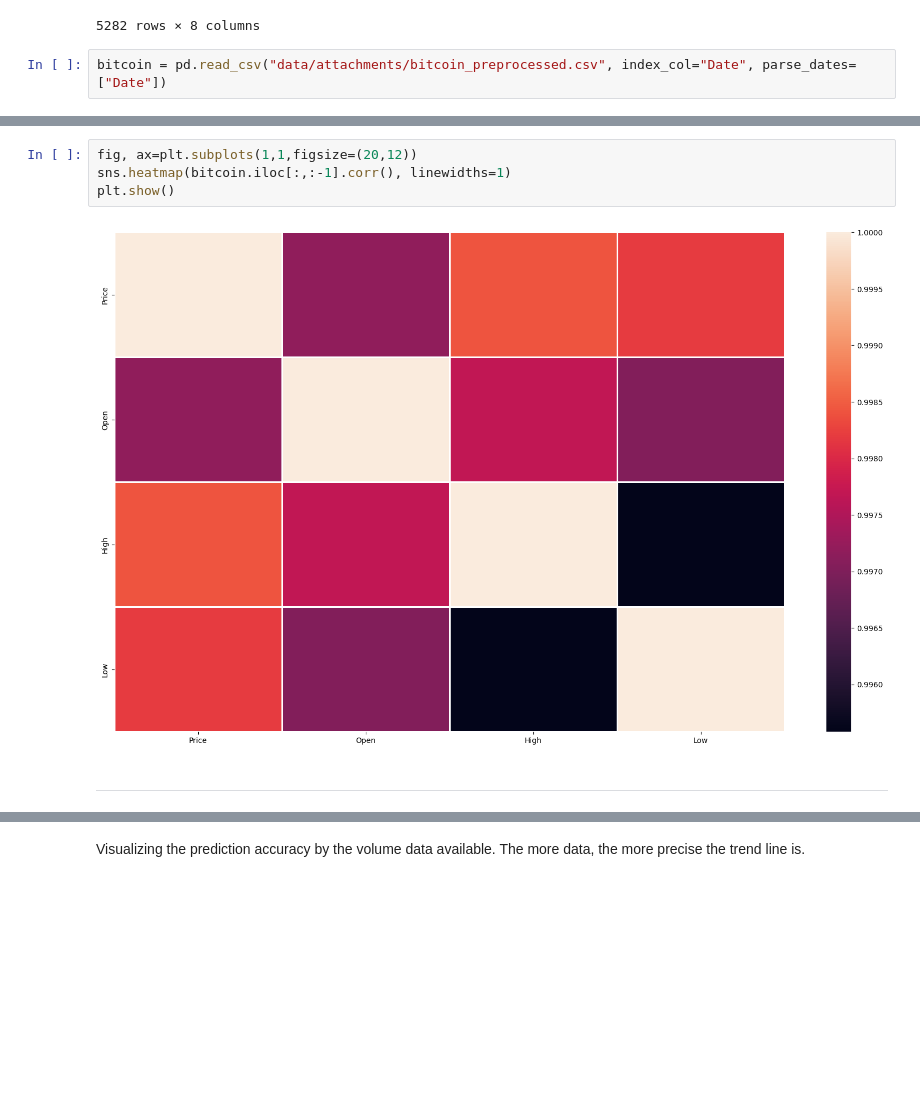
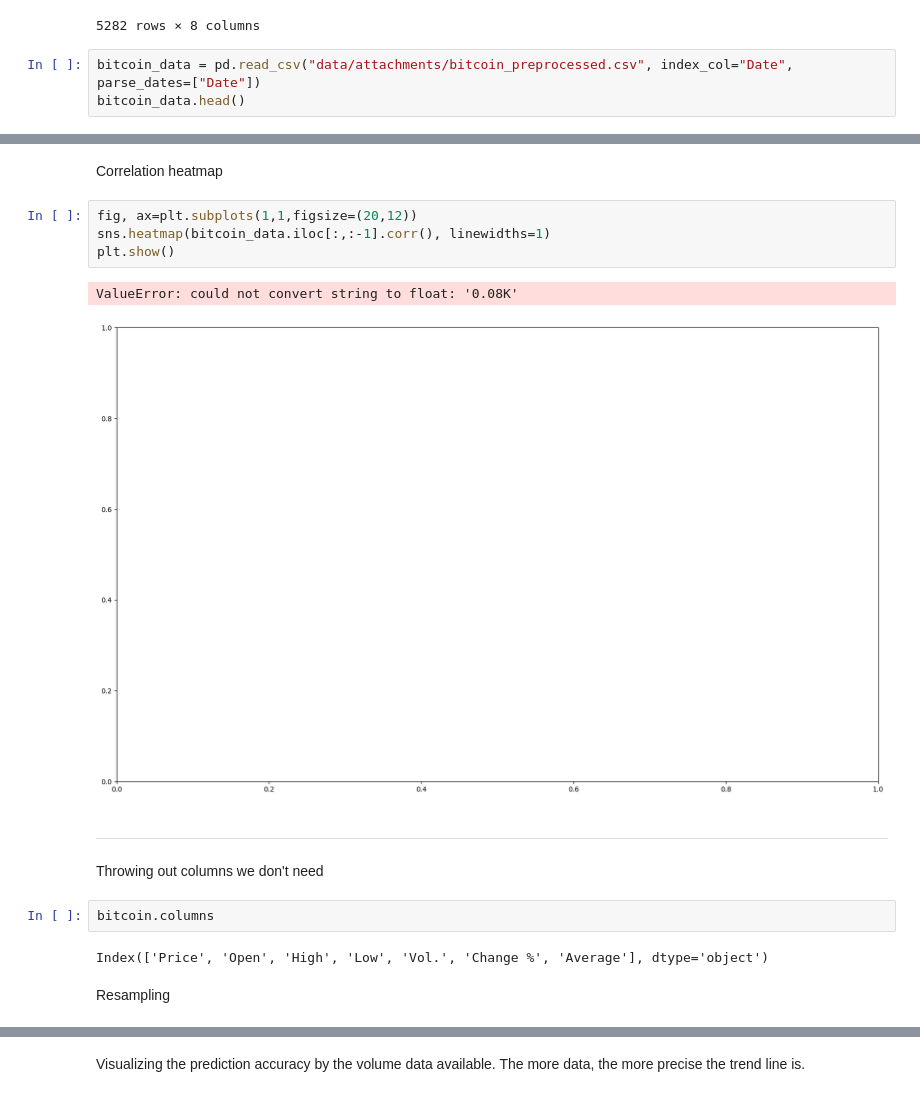
Before and after one commit to Jankiel-Predator/mmda_proj_btc, a Jupyter notebook: bitcoin.ipynb, the cells around one changed output, grey strips where cells are left out. Drawn from its saved outputs; the diff is of its cells as text; blank space fills up the shorter version.

```diff
--- a/bitcoin.ipynb
+++ b/bitcoin.ipynb
@@ -33,4 +33,5 @@ from sklearn.preprocessing import MinMaxScaler
 | 5281 | 2359 | 07/18/2010 | 0.1 | 0.0 | 0.1 | 0.1 | 0.08K | 0.00% |
 5282 rows × 8 columns
 # %%
-bitcoin = pd.read_csv("data/attachments/bitcoin_preprocessed.csv", index_col="Date", parse_dates=["Date"])
+bitcoin_data = pd.read_csv("data/attachments/bitcoin_preprocessed.csv", index_col="Date", parse_dates=["Date"])
+bitcoin_data.head()
@@ -74,9 +88,20 @@ bitcoin.describe()
+# %% [markdown]
+Correlation heatmap
 # %%
 fig, ax=plt.subplots(1,1,figsize=(20,12))
-sns.heatmap(bitcoin.iloc[:,:-1].corr(), linewidths=1)
+sns.heatmap(bitcoin_data.iloc[:,:-1].corr(), linewidths=1)
 plt.show()
 # %% [output]
+ValueError: could not convert string to float: '0.08K'
-[figure, old version]
+[figure, new version]
 # %% [markdown]
 ---
+# %% [markdown]
+Throwing out columns we don't need
+# %%
+bitcoin.columns
+# %% [output]
+Index(['Price', 'Open', 'High', 'Low', 'Vol.', 'Change %', 'Average'], dtype='object')
+# %% [markdown]
+Resampling
 # %%
```
Also changed, not shown: parts of 8 cells of this notebook, 1 other file.
